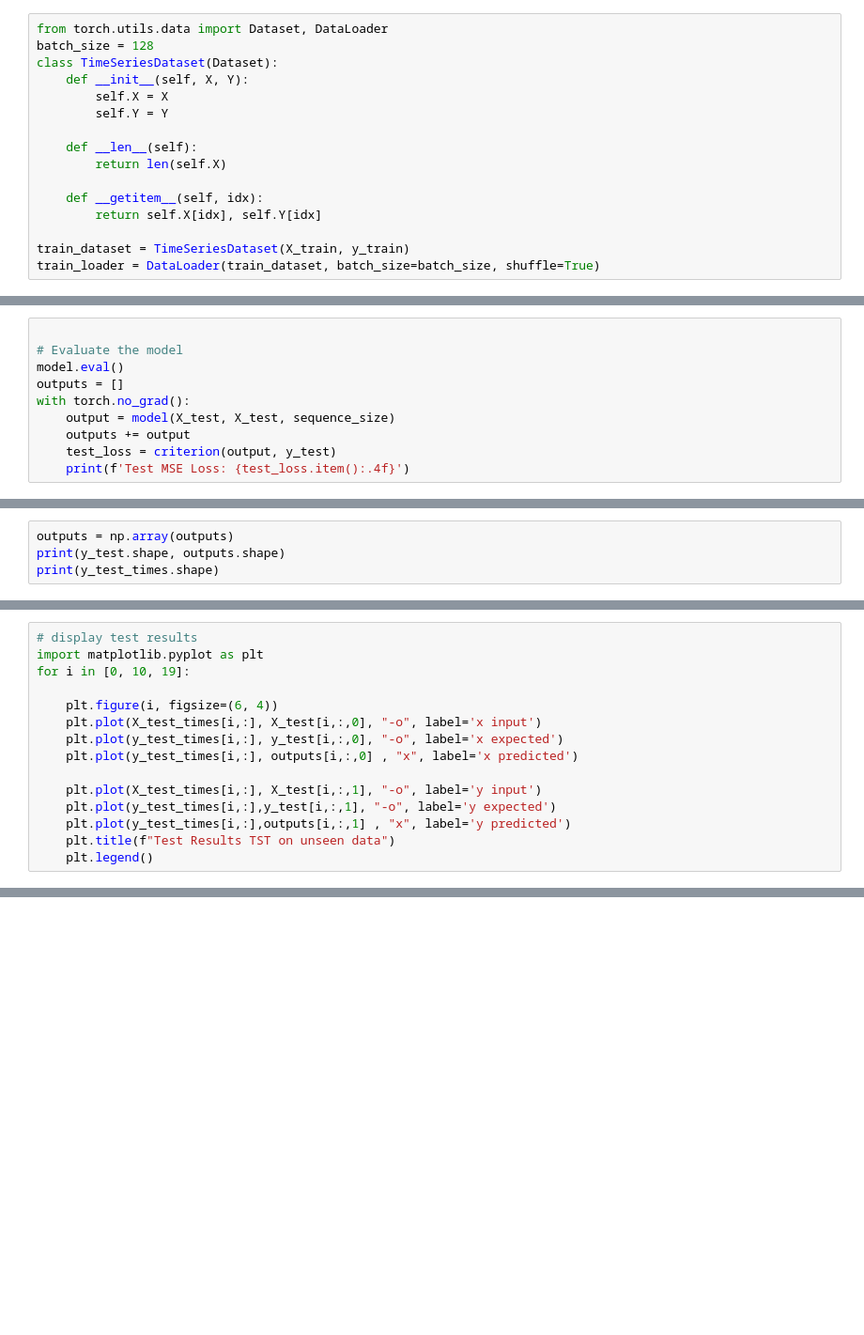
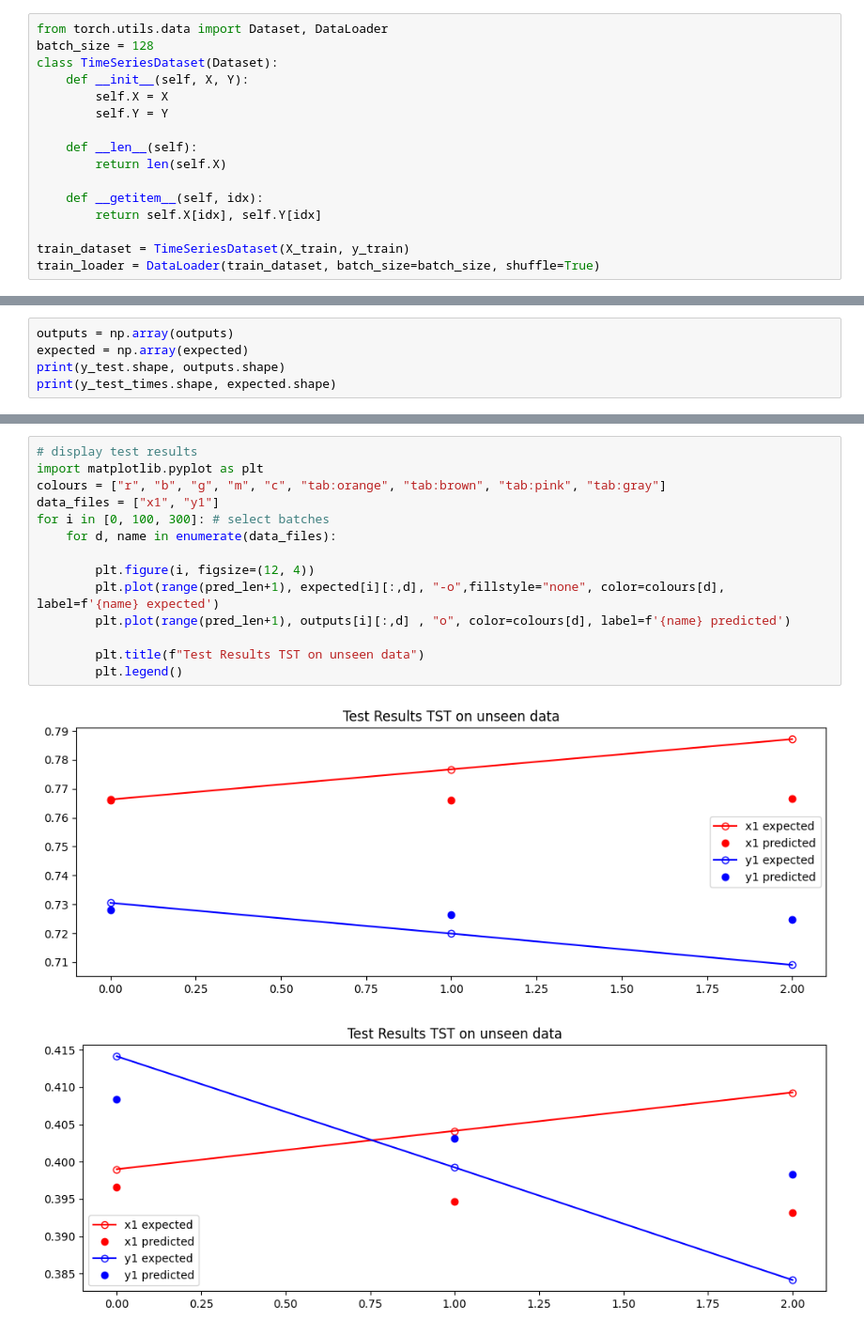
Before and after one commit to s-hallsworth/Transformer_Formulation, a Jupyter notebook: Case_Study_1/trained_transformer/track_toy_tnn.ipynb, the cells around one changed output, grey strips where cells are left out. Shown: that part at 94% size. Saved outputs shown, nothing was run; the diff lists cells and outputs as text; blank space fills up the shorter version.

```diff
--- a/Case_Study_1/trained_transformer/track_toy_tnn.ipynb
+++ b/Case_Study_1/trained_transformer/track_toy_tnn.ipynb
@@ -263,10 +245,0 @@ KeyboardInterrupt:
-# %%
-
-# Evaluate the model
-model.eval()
-outputs = []
-with torch.no_grad():
-    output = model(X_test, X_test, sequence_size)
-    outputs += output
-    test_loss = criterion(output, y_test)
-    print(f'Test MSE Loss: {test_loss.item():.4f}')
@@ -278,6 +302,7 @@ model_path = ".\\toy_pytorch_model_2.pt"
 torch.save(model.state_dict(), model_path)
 # %%
 outputs = np.array(outputs)
+expected = np.array(expected)
 print(y_test.shape, outputs.shape)
-print(y_test_times.shape)
+print(y_test_times.shape, expected.shape)
 # %% [output]
@@ -286,15 +310,0 @@ torch.Size([95, 10, 2]) (95, 10, 2)
-# %%
-# display test results
-import matplotlib.pyplot as plt
-for i in [0, 10, 19]:
-
-    plt.figure(i, figsize=(6, 4))
-    plt.plot(X_test_times[i,:], X_test[i,:,0], "-o", label='x input')
-    plt.plot(y_test_times[i,:], y_test[i,:,0], "-o", label='x expected')
-    plt.plot(y_test_times[i,:], outputs[i,:,0] , "x", label='x predicted')
-
-    plt.plot(X_test_times[i,:], X_test[i,:,1], "-o", label='y input')
-    plt.plot(y_test_times[i,:],y_test[i,:,1], "-o", label='y expected')
-    plt.plot(y_test_times[i,:],outputs[i,:,1] , "x", label='y predicted')
-    plt.title(f"Test Results TST on unseen data")
-    plt.legend()
@@ -304,0 +311,17 @@ for i in [0, 10, 19]:
+# %%
+# display test results
+import matplotlib.pyplot as plt
+colours = ["r", "b", "g", "m", "c", "tab:orange", "tab:brown", "tab:pink", "tab:gray"]
+data_files = ["x1", "y1"]
+for i in [0, 100, 300]: # select batches
+    for d, name in enumerate(data_files):
+
+        plt.figure(i, figsize=(12, 4))
+        plt.plot(range(pred_len+1), expected[i][:,d], "-o",fillstyle="none", color=colours[d], label=f'{name} expected')
+        plt.plot(range(pred_len+1), outputs[i][:,d] , "o", color=colours[d], label=f'{name} predicted')
+
+        plt.title(f"Test Results TST on unseen data")
+        plt.legend()
+# %% [output]
+[figure, added]
+[figure, added]
```
Also changed, not shown: parts of 14 cells of this notebook, 26 other files.
